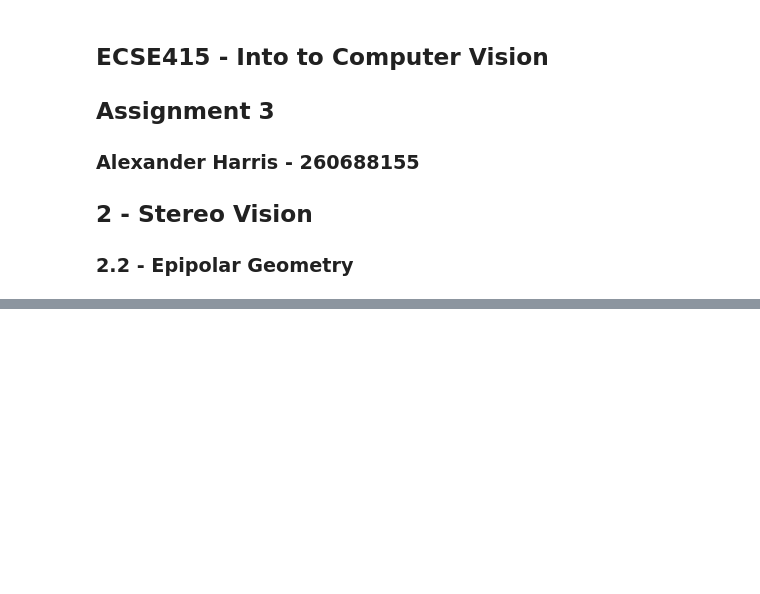
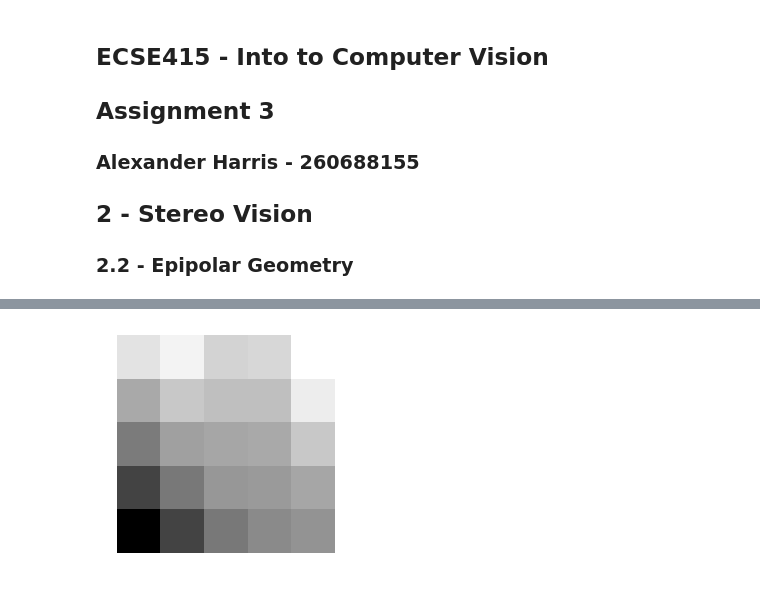
Before and after one commit to alexH2456/ECSE415, a Jupyter notebook: src/a3/Epipolar_Geometry.ipynb, the cells around one changed output, grey strips where cells are left out. Cells and saved outputs as stored; diff of their text form; code cells hidden in the pictures; blank space fills up the shorter version.

```diff
--- a/src/a3/Epipolar_Geometry.ipynb
+++ b/src/a3/Epipolar_Geometry.ipynb
@@ -143,0 +142,9 @@ plt.show()
+# %%
+# Implement proper method for finding pointR
+# Check every line in left image to find point and line to use
+pointR = ptsR_bad[0]
+patchR = imgR[pointR[0]:pointR[0]+5, pointR[1]:pointR[1]+5]
+plt.imshow(patchR, 'gray'), plt.axis('off')
+plt.show()
+# %% [output]
+[figure, added]
```
Also changed, not shown: parts of 6 cells of this notebook, 1 other file.
